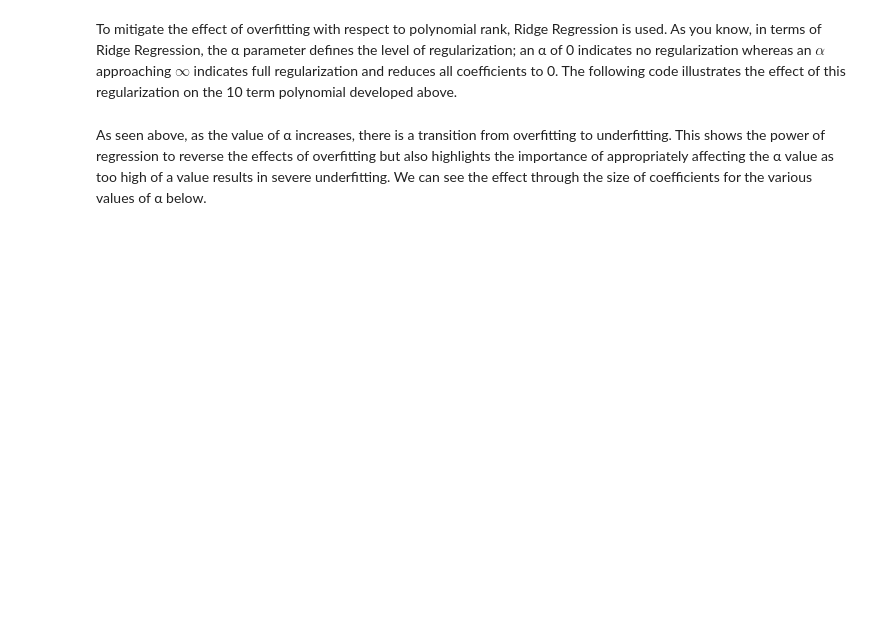
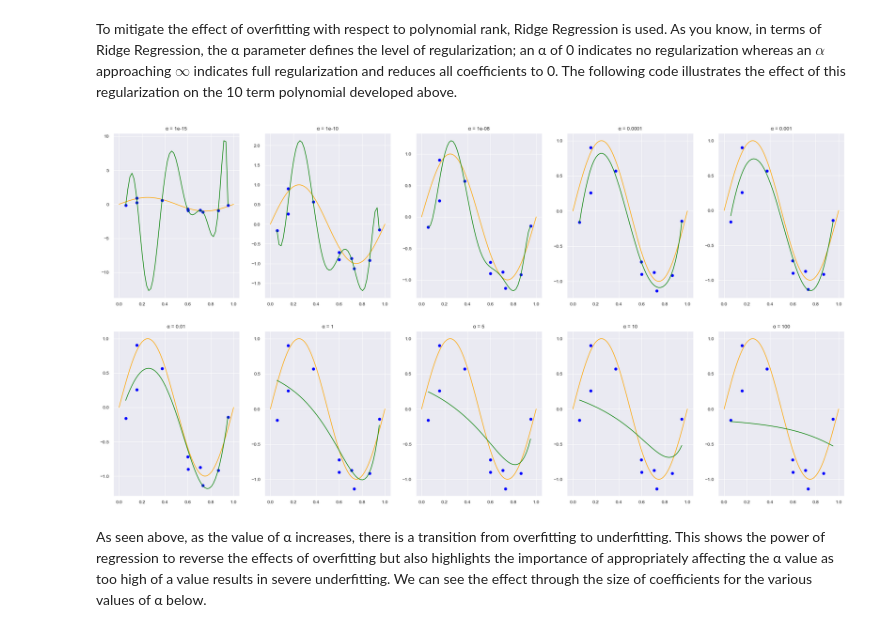
Before and after one commit to ParamvirSran/Machine-Learning, a Jupyter notebook: Labs/Lab_W9/Lab_W9_Incomplete.ipynb, the cells around one changed output. Cells and saved outputs as stored; diff of their text form; code cells hidden in the pictures; blank space fills up the shorter version.

```diff
--- a/Labs/Lab_W9/Lab_W9_Incomplete.ipynb
+++ b/Labs/Lab_W9/Lab_W9_Incomplete.ipynb
@@ -104,21 +151,33 @@ To mitigate the effect of overfitting with respect to polynomial rank, Ridge Reg
 # %%
 coefs = []
 rss = []
-fig, axs = plt.subplots(2,5, figsize = (25,12.5))
-alphas = [1e-15, 1e-10, 1e-8, 1e-4, 1e-3,1e-2, 1, 5, 10, 100]
-for i in range(0,2):
-    for j in range (0,5):
-        RidgeModel = Pipeline([('scaling', StandardScaler()),
-                               ('ridge_reg', Ridge(alpha = alphas[5*i+j]))])
+fig, axs = plt.subplots(2, 5, figsize=(25, 12.5))
+alphas = [1e-15, 1e-10, 1e-8, 1e-4, 1e-3, 1e-2, 1, 5, 10, 100]
+for i in range(0, 2):
+    for j in range(0, 5):
+        RidgeModel = Pipeline(
+            [
+                ("scaling", StandardScaler()),
+                ("ridge_reg", Ridge(alpha=alphas[5 * i + j])),
+            ]
+        )
         RidgeModel.fit(data, y_noise)  # training the model using the 10 data points
-        TestData_pred_curve = RidgeModel.predict(Test_Data) ## Model applied to the test data
+        TestData_pred_curve = RidgeModel.predict(
+            Test_Data
+        )  ## Model applied to the test data
         y_pred_points = RidgeModel.predict(data)  ## Model applied on the traing data
-        rss.append(np.sum(np.square(y_noise - y_pred_points))) ## training RSS
+        rss.append(np.sum(np.square(y_noise - y_pred_points)))  ## training RSS
         coefs.append(RidgeModel[1].coef_)
-        axs[i,j].plot(x2,y2, label = 'y = sin (2πx)', color='orange') ## the sin function
-        axs[i,j].plot(x, y_noise,"o" , color='b') # plot the 10 training data points
-        axs[i,j].plot(Test_Data.x, TestData_pred_curve, color = 'g') # plot the predicted ouput of the 50 test data points
-        axs[i,j].title.set_text("α = " + str(alphas[5*i+j]))
+        axs[i, j].plot(
+            x2, y2, label="y = sin (2πx)", color="orange"
+        )  ## the sin function
+        axs[i, j].plot(x, y_noise, "o", color="b")  # plot the 10 training data points
+        axs[i, j].plot(
+            Test_Data.x, TestData_pred_curve, color="g"
+        )  # plot the predicted ouput of the 50 test data points
+        axs[i, j].title.set_text("α = " + str(alphas[5 * i + j]))
+# %% [output]
+[figure, added]
 # %% [markdown]
 <p>As seen above, as the value of α increases, there is a transition from overfitting to underfitting. This shows the power of regression to reverse the effects of overfitting but also highlights the importance of appropriately affecting the α value as too high of a value results in severe underfitting. We can see the effect through the size of coefficients for the various values of α below. </p>
 # %%
```
Also changed, not shown: parts of 31 cells of this notebook.
